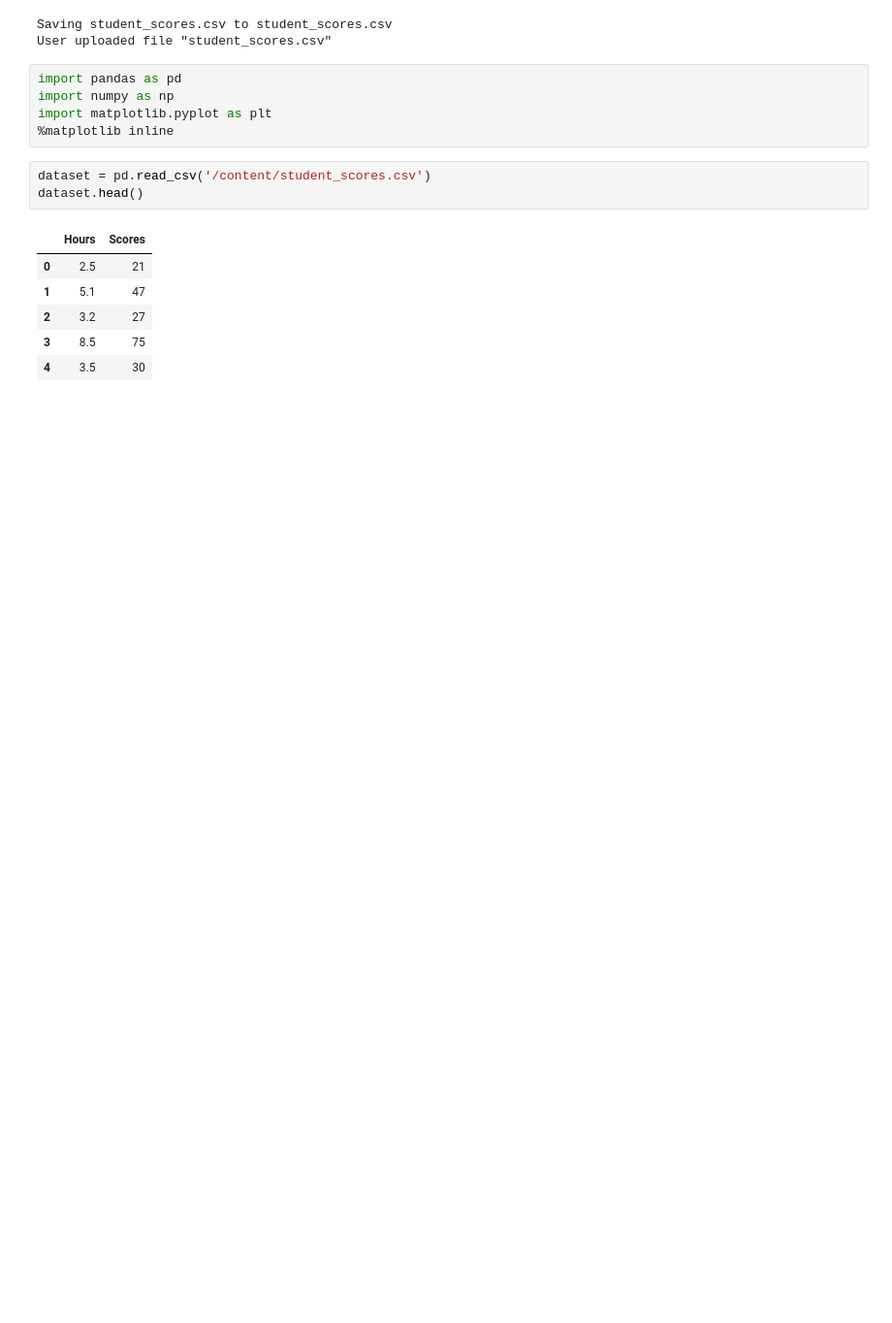
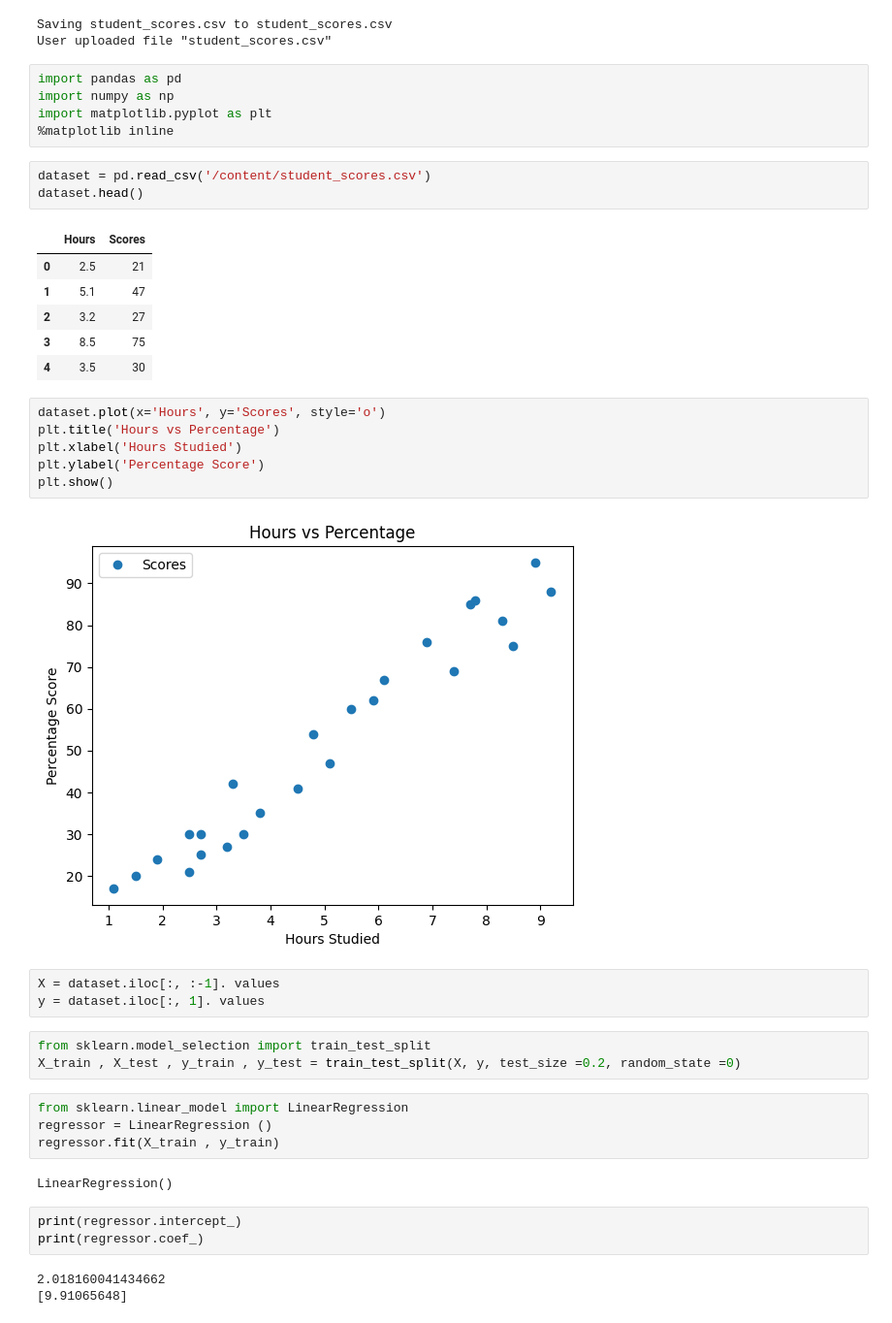
Before and after one commit to MdSyfulIslam/CSE-412-Machine-Learning-Lab, a Jupyter notebook: ML_Lab4.ipynb, the cells around one changed output. Shown: that part at 97% size. Saved outputs shown, nothing was run; the diff lists cells and outputs as text; blank space fills up the shorter version.

```diff
--- a/ML_Lab4.ipynb
+++ b/ML_Lab4.ipynb
@@ -24,3 +24,29 @@ dataset.head()
 | 2 | 3.2 | 27 |
 | 3 | 8.5 | 75 |
 | 4 | 3.5 | 30 |
+# %%
+dataset.plot(x='Hours', y='Scores', style='o')
+plt.title('Hours vs Percentage')
+plt.xlabel('Hours Studied')
+plt.ylabel('Percentage Score')
+plt.show()
+# %% [output]
+[figure, added]
+# %%
+X = dataset.iloc[:, :-1]. values
+y = dataset.iloc[:, 1]. values
+# %%
+from sklearn.model_selection import train_test_split
+X_train , X_test , y_train , y_test = train_test_split(X, y, test_size =0.2, random_state =0)
+# %%
+from sklearn.linear_model import LinearRegression
+regressor = LinearRegression ()
+regressor.fit(X_train , y_train)
+# %% [output]
+LinearRegression()
+# %%
+print(regressor.intercept_)
+print(regressor.coef_)
+# %% [output]
+2.018160041434662
+[9.91065648]
```
Also changed, not shown: parts of 2 cells of this notebook.
